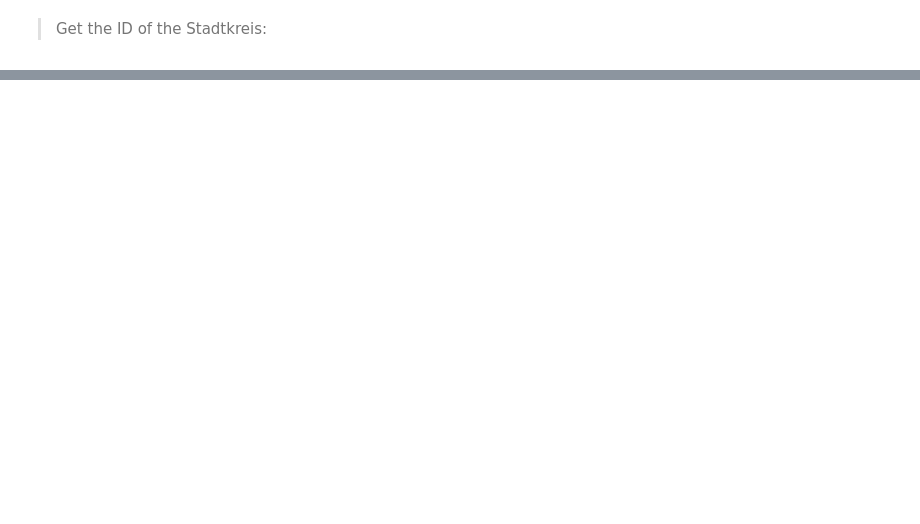
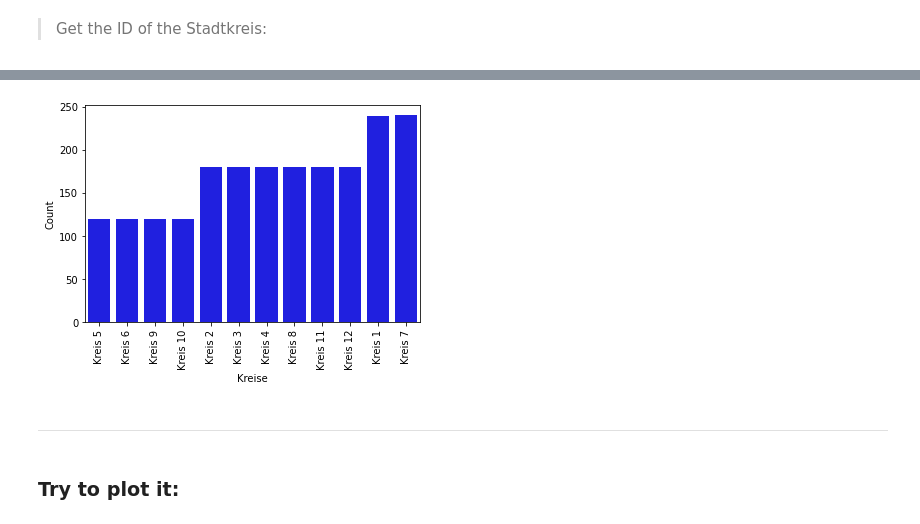
Before and after one commit to jacquesstimolo/Group_Project_SIT, a Jupyter notebook: Jacques/data_raw/Modified_data/Bevölkerung/dataframes.ipynb, the cells around one changed output, grey strips where cells are left out. Drawn from its saved outputs; the diff is of its cells as text; code cells hidden in the pictures; blank space fills up the shorter version.

```diff
--- a/Jacques/data_raw/Modified_data/Bevölkerung/dataframes.ipynb
+++ b/Jacques/data_raw/Modified_data/Bevölkerung/dataframes.ipynb
@@ -205,0 +189,7 @@ df1
+# %%
+df1 = df1.groupby('KreisLang').AnzBestWir.sum().reset_index()
+df1['id_Kreis'] = df1.KreisLang.apply(lambda x: x.split(' ')[1])
+df1.id_Kreis = df1.id_Kreis.astype('int64')
+df1 = df1.sort_values(by='id_Kreis')
+df1.columns = ['Kreise', 'Count', 'id_Kreis']
+df1
@@ -206,2 +210,16 @@ df1
+# %%
+import seaborn as sns
+import matplotlib.pyplot as plt
+
+df1 = df1.sort_values(by='Count', ascending=True)
+
+sns.barplot(data=df1, x='Kreise', y='Count', color='blue')
+plt.xticks(rotation = 90);
+# %% [output]
+[figure, added]
 # %%
 df1.to_csv('Bevölkerung_modified.csv')
+# %% [markdown]
+---
+# %% [markdown]
+### Try to plot it:
```
Also changed, not shown: parts of 12 cells of this notebook, 2 other files.
